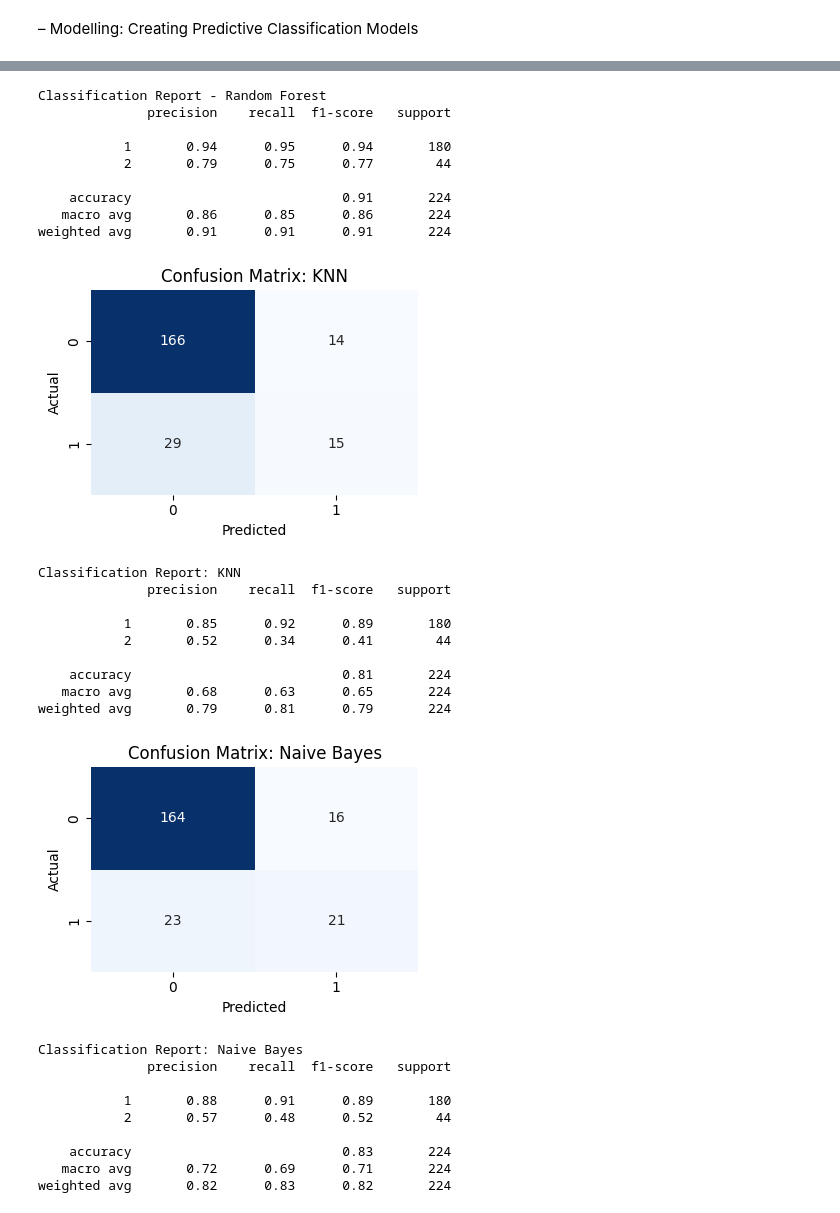
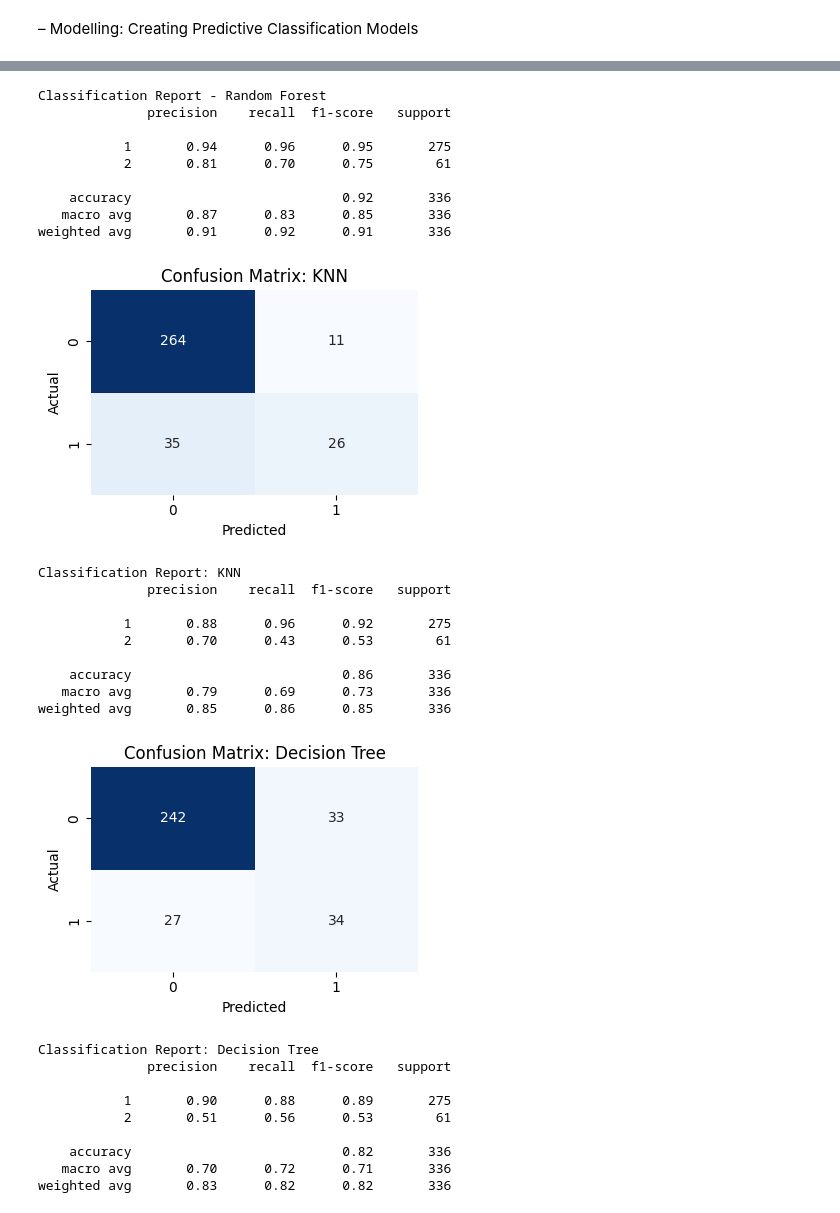
Before and after one commit to Hashir-Ashraf-Awan/Ebryx_ML, a Jupyter notebook: Week04/q1.ipynb, the cells around one changed output, grey strips where cells are left out. Drawn from its saved outputs; the diff is of its cells as text; code cells hidden in the pictures.

```diff
--- a/Week04/q1.ipynb
+++ b/Week04/q1.ipynb
@@ -214,4 +215,4 @@ dtype: int64
 # %%
 features = df_reduced.drop(columns=['LUNG_CANCER'])
 target= df_reduced['LUNG_CANCER']
-x_train, x_test, y_train, y_test = train_test_split (features, target, test_size=0.2, random_state=42, stratify= target)
+x_train, x_test, y_train, y_test = train_test_split (features, target, test_size=0.3, random_state=42)
@@ -324,7 +317,6 @@ def plot_confusion_matrix(y_true, y_pred, title):
     plt.show()
 
 y_pred_knn = cross_val_predict(knn_pipeline, x_test, y_test, cv=3)
-y_pred_nb = cross_val_predict(nb_pipeline, x_test, y_test, cv=3)
 y_pred_dt = cross_val_predict(dt_pipeline, x_test, y_test, cv=3)
 rt = RandForest.predict(x_test)
 
@@ -336,10 +328,6 @@ plot_confusion_matrix(y_test, y_pred_knn, "Confusion Matrix: KNN")
 print("Classification Report: KNN")
 print(classification_report(y_test, y_pred_knn))
 
-plot_confusion_matrix(y_test, y_pred_nb, "Confusion Matrix: Naive Bayes")
-print("Classification Report: Naive Bayes")
-print(classification_report(y_test, y_pred_nb))
-
 plot_confusion_matrix(y_test, y_pred_dt, "Confusion Matrix: Decision Tree")
 print("Classification Report: Decision Tree")
 print(classification_report(y_test, y_pred_dt))
@@ -348,29 +336,29 @@ print(classification_report(y_test, y_pred_dt))
 Classification Report - Random Forest
               precision    recall  f1-score   support
 
-           1       0.94      0.95      0.94       180
-           2       0.79      0.75      0.77        44
+           1       0.94      0.96      0.95       275
+           2       0.81      0.70      0.75        61
 
-    accuracy                           0.91       224
-   macro avg       0.86      0.85      0.86       224
-weighted avg       0.91      0.91      0.91       224
+    accuracy                           0.92       336
+   macro avg       0.87      0.83      0.85       336
+weighted avg       0.91      0.92      0.91       336
 [figure]
 Classification Report: KNN
               precision    recall  f1-score   support
 
-           1       0.85      0.92      0.89       180
-           2       0.52      0.34      0.41        44
+           1       0.88      0.96      0.92       275
+           2       0.70      0.43      0.53        61
 
-    accuracy                           0.81       224
-   macro avg       0.68      0.63      0.65       224
-weighted avg       0.79      0.81      0.79       224
+    accuracy                           0.86       336
+   macro avg       0.79      0.69      0.73       336
+weighted avg       0.85      0.86      0.85       336
-[figure, old version]
+[figure, new version]
-Classification Report: Naive Bayes
+Classification Report: Decision Tree
               precision    recall  f1-score   support
 
-           1       0.88      0.91      0.89       180
-           2       0.57      0.48      0.52        44
+           1       0.90      0.88      0.89       275
+           2       0.51      0.56      0.53        61
 
-    accuracy                           0.83       224
-   macro avg       0.72      0.69      0.71       224
-weighted avg       0.82      0.83      0.82       224
+    accuracy                           0.82       336
+   macro avg       0.70      0.72      0.71       336
+weighted avg       0.83      0.82      0.82       336
```
Also changed, not shown: parts of 6 cells of this notebook, 7 other files.
